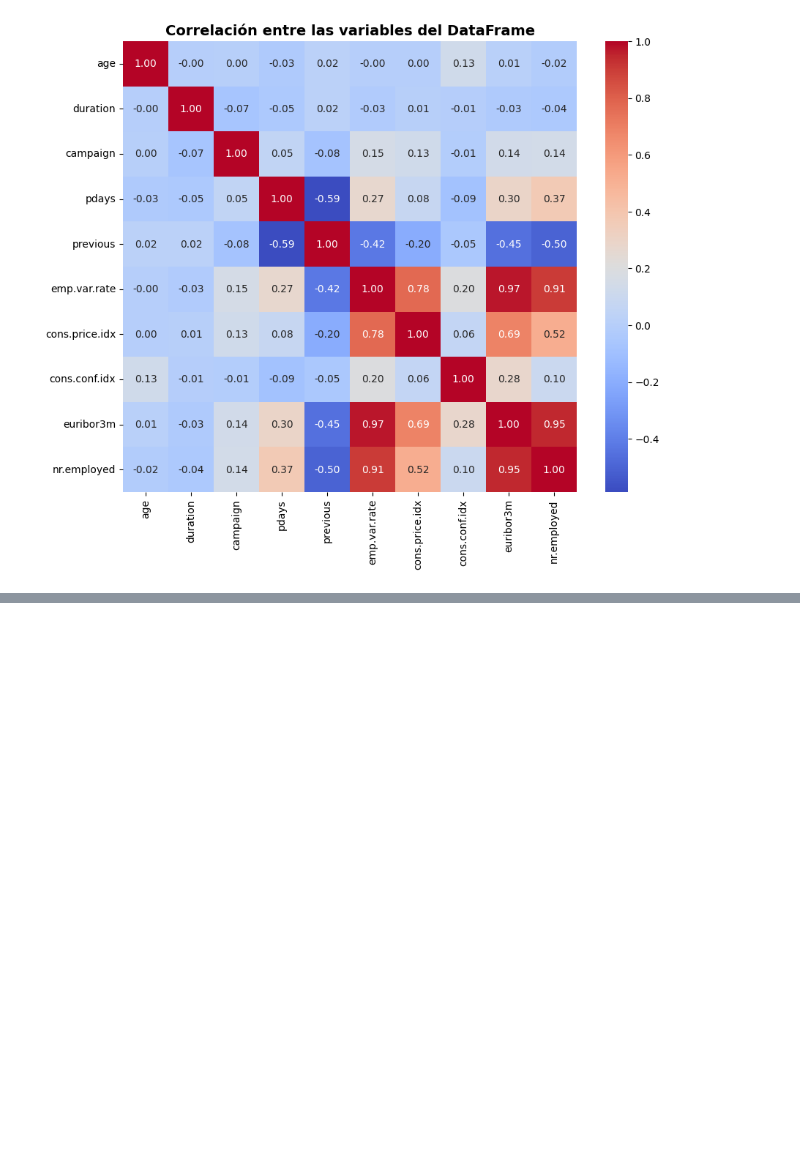
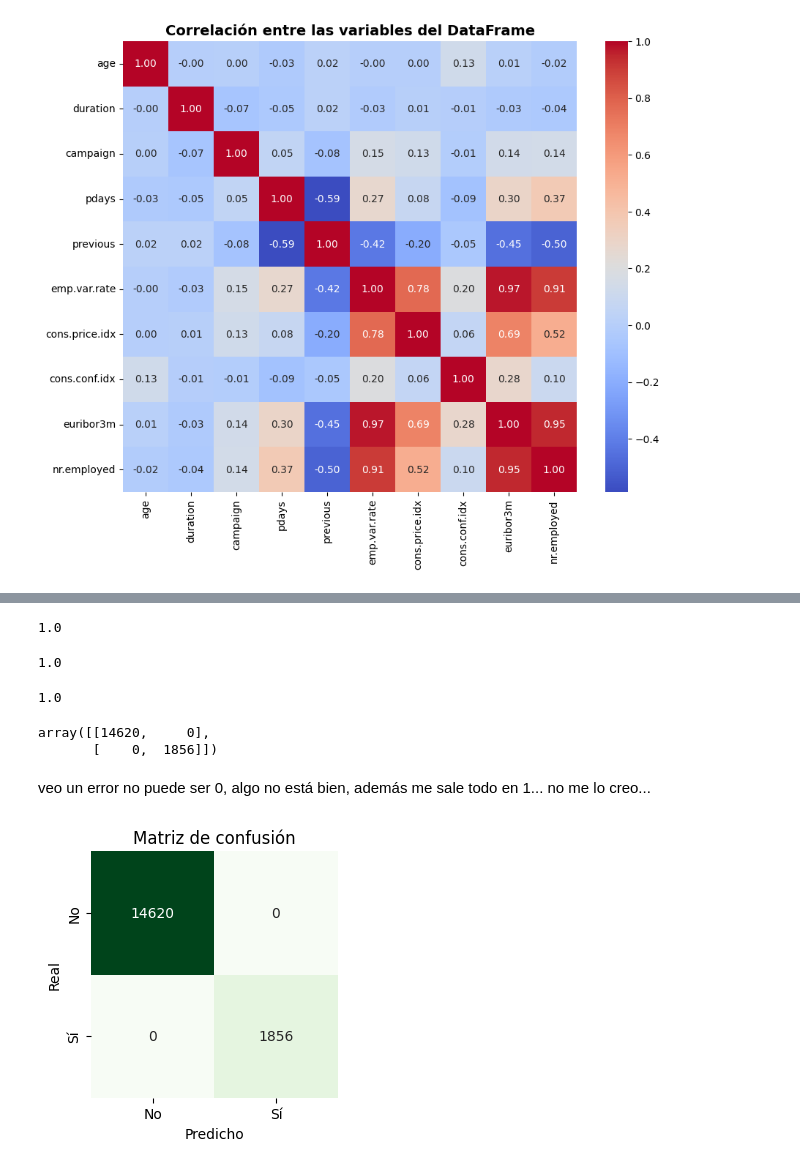
Before and after one commit to 4GeeksAcademy/Leonel_Ponce_Proyecto-de-Regresion-Logistica, a Jupyter notebook: src/explore.ipynb, the cells around one changed output, grey strips where cells are left out. Drawn from its saved outputs; the diff is of its cells as text; code cells hidden in the pictures; blank space fills up the shorter version.

```diff
--- a/src/explore.ipynb
+++ b/src/explore.ipynb
@@ -271,0 +344,7 @@ plt.show()
+# %%
+#Dividimos los datos para el train y test
+X_train, X_test, y_train, y_test = train_test_split(X, y, test_size=0.4, random_state=42, stratify=y)
+# %%
+#Creación del modelo de regresión
+model = LogisticRegression()
+model.fit(X_train, y_train)
@@ -271,0 +353,4 @@ plt.show()
+# %%
+#Predicciones del modelo en el conjunto "test"
+y_pred = model.predict(X_test)
+y_pred
@@ -271,0 +375,38 @@ plt.show()
+# %%
+#Medimos la precisión del modelo
+precision_score(y_test, y_pred)
+# %% [output]
+1.0
+# %%
+#Cálculo de sensibilidad (verdaderos positivos)
+recall_score(y_test, y_pred)
+# %% [output]
+1.0
+# %%
+#Combina precisión + recall
+f1_score(y_test, y_pred)
+# %% [output]
+1.0
+# %%
+#Creación de matríx de condusión
+conf_matx = confusion_matrix(y_test, y_pred)
+conf_matx
+# %% [output]
+array([[14620,     0],
+       [    0,  1856]])
+# %% [markdown]
+veo un error no puede ser 0, algo no está bien, además me sale todo en 1... no me lo creo...
+# %%
+#Creación de mapa de calor
+confmax_df = pd.DataFrame(conf_matx, index=["No","Sí"], columns=["No","Sí"])
+plt.figure(figsize = (3, 3))
+sns.heatmap(confmax_df, annot=True, fmt="d", cbar=False, cmap="Greens")
+
+plt.tight_layout()
+
+plt.xlabel("Predicho")
+plt.ylabel("Real")
+plt.title("Matriz de confusión")
+plt.show()
+# %% [output]
+[figure, added]
```
Also changed, not shown: parts of 15 cells of this notebook.
